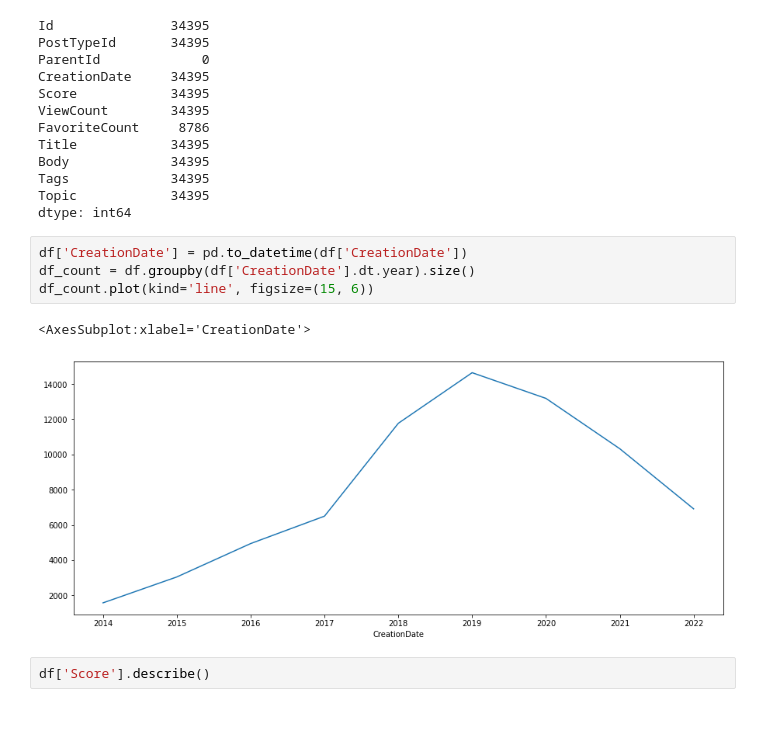
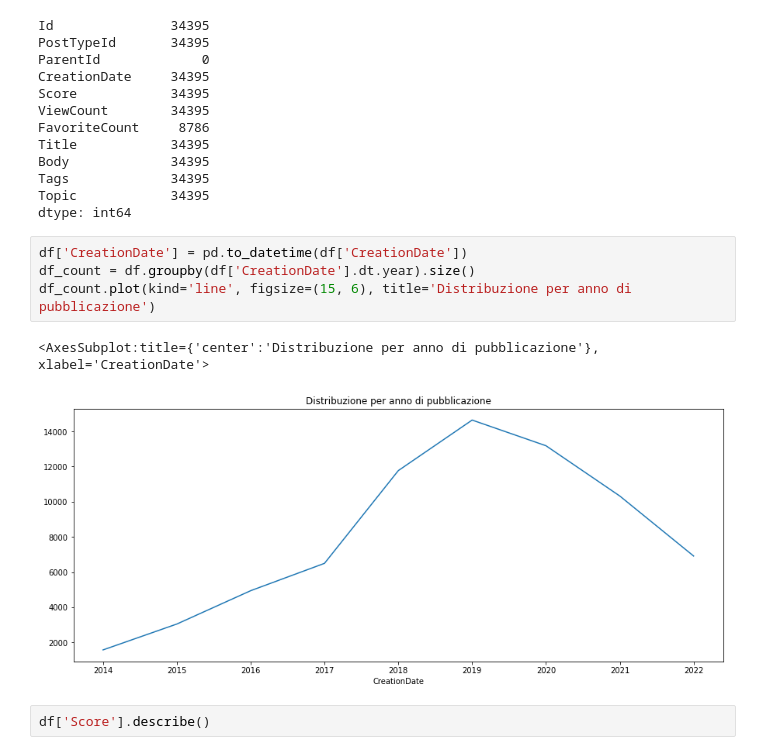
Before and after one commit to muccijacopo/nlp-semantic-search, a Jupyter notebook: notebooks/EDA.ipynb, the cells around one changed output. Drawn from its saved outputs; the diff is of its cells as text; blank space fills up the shorter version.

```diff
--- a/notebooks/EDA.ipynb
+++ b/notebooks/EDA.ipynb
@@ -94,10 +101,10 @@ dtype: int64
 # %%
 df['CreationDate'] = pd.to_datetime(df['CreationDate'])
 df_count = df.groupby(df['CreationDate'].dt.year).size()
-df_count.plot(kind='line', figsize=(15, 6))
+df_count.plot(kind='line', figsize=(15, 6), title='Distribuzione per anno di pubblicazione')
 # %% [output]
-<AxesSubplot:xlabel='CreationDate'>
+<AxesSubplot:title={'center':'Distribuzione per anno di pubblicazione'}, xlabel='CreationDate'>
-[figure, old version]
+[figure, new version]
 # %%
 df['Score'].describe()
 # %% [output]
```
Also changed, not shown: parts of 13 cells of this notebook, 8 other files.
